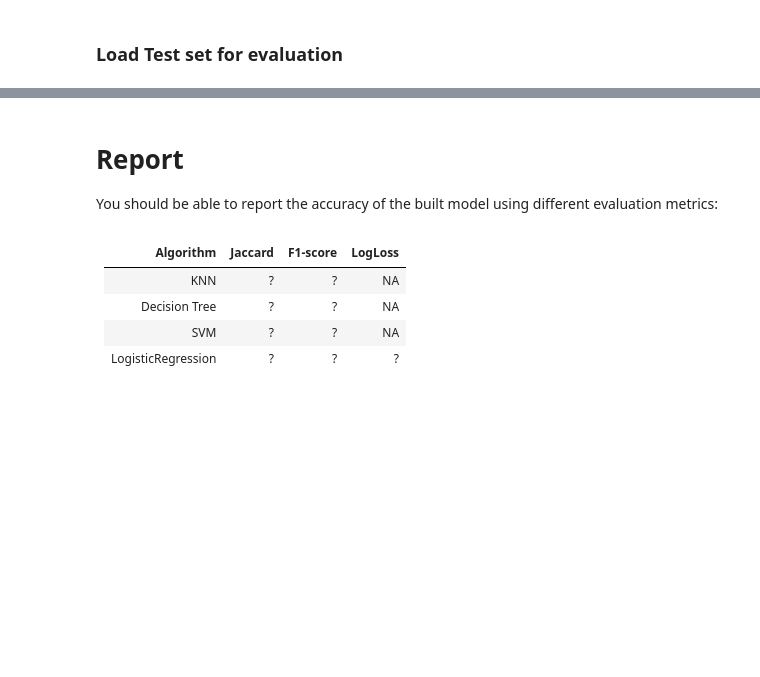
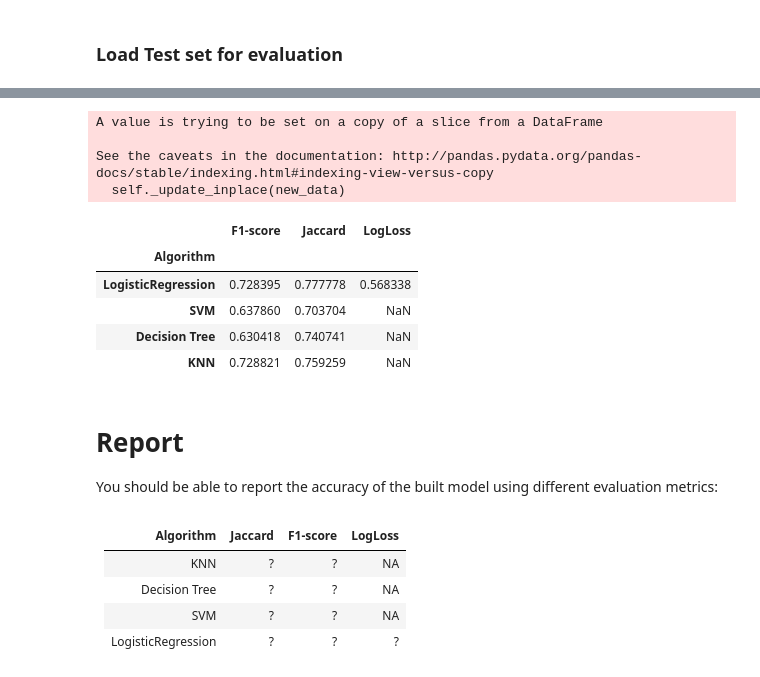
Before and after one commit to surajlifeean/coursera_assingment, a Jupyter notebook: coursera_assessment_nb.ipynb, the cells around one changed output, grey strips where cells are left out. Drawn from its saved outputs; the diff is of its cells as text; code cells hidden in the pictures; blank space fills up the shorter version.

```diff
--- a/coursera_assessment_nb.ipynb
+++ b/coursera_assessment_nb.ipynb
@@ -308,0 +492,7 @@ test_df.head()
+# %%
+X['Gender'].replace(to_replace=['male','female'],value=[0,1],inplace=True)
+# %% [output]
+A value is trying to be set on a copy of a slice from a DataFrame
+
+See the caveats in the documentation: http://pandas.pydata.org/pandas-docs/stable/indexing.html#indexing-view-versus-copy
+  self._update_inplace(new_data)
@@ -309,3 +512,29 @@ test_df.head()
+# %%
+ysvm = clf.predict(X)
+jss=jaccard_similarity_score(y, ysvm)
+f1=f1_score(y, ysvm, average='weighted')
+eval_dict.append({'Algorithm':'SVM','Jaccard':jss,'F1-score':f1})
+# %%
+ytree = loanTree.predict(X)
+jss=jaccard_similarity_score(y, ytree)
+f1=f1_score(y, ytree, average='weighted')
+eval_dict.append({'Algorithm':'Decision Tree','Jaccard':jss,'F1-score':f1})
+# %%
+yneigh = neigh.predict(X)
+jss=jaccard_similarity_score(y, yneigh)
+f1=f1_score(y, yneigh, average='weighted')
+eval_dict.append({'Algorithm':'KNN','Jaccard':jss,'F1-score':f1})
+# %%
+report=pd.DataFrame(eval_dict).set_index('Algorithm')
+# %%
+report
+# %% [output]
+|  | F1-score | Jaccard | LogLoss |
+| Algorithm |  |  |  |
+| LogisticRegression | 0.728395 | 0.777778 | 0.568338 |
+| SVM | 0.637860 | 0.703704 | NaN |
+| Decision Tree | 0.630418 | 0.740741 | NaN |
+| KNN | 0.728821 | 0.759259 | NaN |
 # %% [markdown]
 # Report
 You should be able to report the accuracy of the built model using different evaluation metrics:
```
Also changed, not shown: parts of 26 cells of this notebook.
